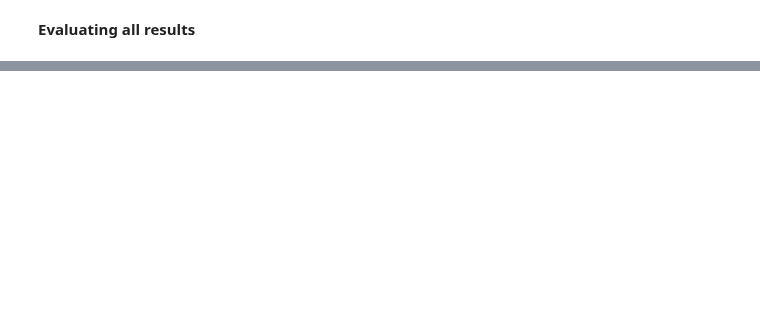
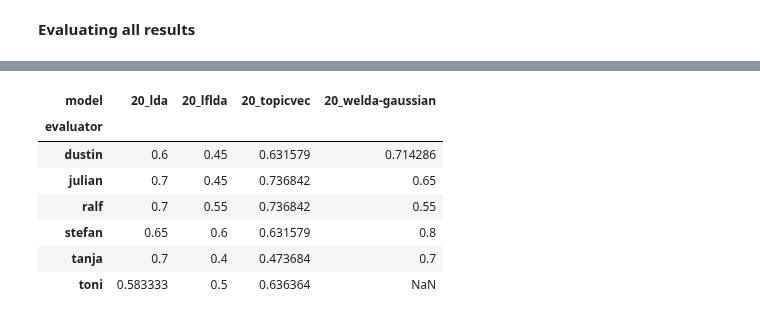
Before and after one commit to knub/master-thesis, a Jupyter notebook: notebooks/Word Intrusion.ipynb, the cells around one changed output, grey strips where cells are left out. Drawn from its saved outputs; the diff is of its cells as text; code cells hidden in the pictures; blank space fills up the shorter version.

```diff
--- a/notebooks/Word Intrusion.ipynb
+++ b/notebooks/Word Intrusion.ipynb
@@ -98,0 +199,11 @@ welda-gaussian: 0.70
+# %%
+df_word_intrusion_20
+# %% [output]
+| model | 20_lda | 20_lflda | 20_topicvec | 20_welda-gaussian |
+| evaluator |  |  |  |  |
+| dustin | 0.6 | 0.45 | 0.631579 | 0.714286 |
+| julian | 0.7 | 0.45 | 0.736842 | 0.65 |
+| ralf | 0.7 | 0.55 | 0.736842 | 0.55 |
+| stefan | 0.65 | 0.6 | 0.631579 | 0.8 |
+| tanja | 0.7 | 0.4 | 0.473684 | 0.7 |
+| toni | 0.583333 | 0.5 | 0.636364 | NaN |
```
Also changed, not shown: parts of 10 cells of this notebook.
